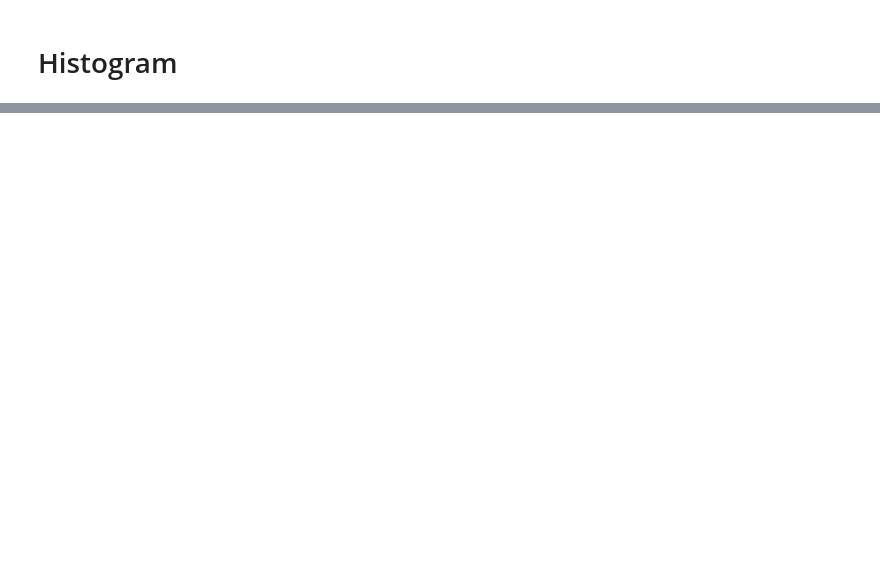
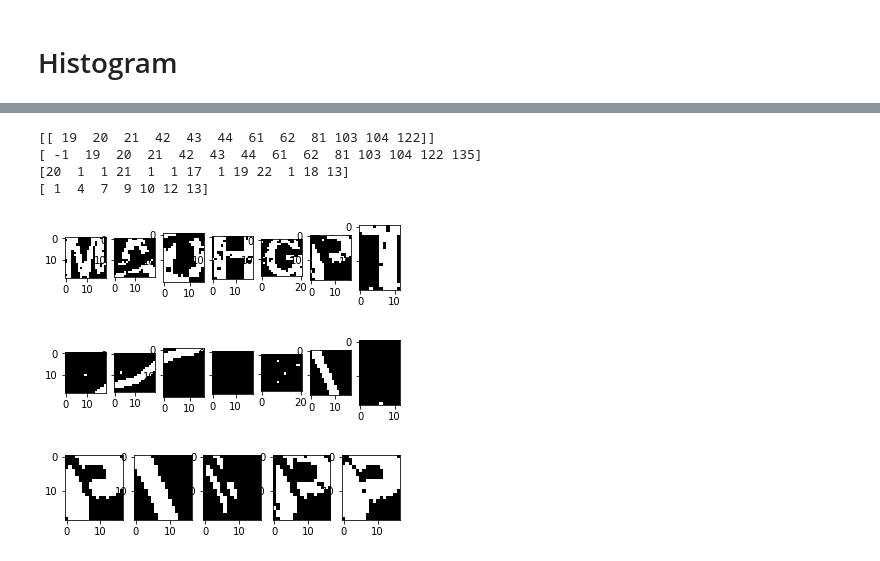
Before and after one commit to nvti/de-captcha, a Jupyter notebook: Image_processing.ipynb, the cells around one changed output, grey strips where cells are left out. Drawn from its saved outputs; the diff is of its cells as text; code cells hidden in the pictures; blank space fills up the shorter version.

```diff
--- a/Image_processing.ipynb
+++ b/Image_processing.ipynb
@@ -85,0 +79,46 @@ print(text)
+# %%
+sum_im_med = np.sum(im_extract, axis = 0)
+
+index_sub = np.array(np.where(sum_im_med == 0))
+print(index_sub)
+# index_sub.shape
+index_sub = np.concatenate((np.array([-1]), index_sub[0], np.array([im_extract.shape[1] - 1])), axis=0)
+print(index_sub)
+
+tmp = np.diff(index_sub)
+print(tmp)
+
+idx = np.array(np.where(tmp > 6)) + 1
+idx = idx[0]
+print(idx)
+
+number_character = idx.shape[0]
+
+image_subtract = []
+for i in idx:
+    image_tmp = im_extract[:, index_sub[i - 1] + 1:index_sub[i]]
+    image_subtract.append(image_tmp)
+
+for i in range(number_character):
+    plt.subplot(1, number_character, i + 1)
+    imgplot = plt.imshow(image_subtract[i], cmap='gray')
+
+plt.show()
+
+noise_subtract = []
+for i in idx:
+    image_tmp = noise_extract[:, index_sub[i - 1] + 1:index_sub[i]]
+    noise_subtract.append(image_tmp)
+
+for i in range(number_character):
+    plt.subplot(1, number_character, i + 1)
+    imgplot = plt.imshow(noise_subtract[i], cmap='gray')
+
+plt.show()
+# %% [output]
+[[ 19  20  21  42  43  44  61  62  81 103 104 122]]
+[ -1  19  20  21  42  43  44  61  62  81 103 104 122 135]
+[20  1  1 21  1  1 17  1 19 22  1 18 13]
+[ 1  4  7  9 10 12 13]
+[figure, added]
+[figure, added]
@@ -85,0 +128,27 @@ print(text)
+# %%
+
+im_dilation = ndimage.binary_dilation(output1).astype(output1.dtype)
+plt.subplot(1, 5, 1)
+imgplot = plt.imshow(im_dilation, cmap='gray')
+
+plt.subplot(1, 5, 2)
+im_dilation2 = ndimage.binary_dilation(output2).astype(output2.dtype)
+imgplot = plt.imshow(im_dilation2, cmap='gray')
+
+plt.subplot(1, 5, 3)
+im_intersection = (im_dilation == 1) & (im_dilation2 == 1)
+imgplot = plt.imshow(im_intersection, cmap='gray')
+
+plt.subplot(1, 5, 4)
+im_sum = (im_intersection == 1) | (output1 == 1)
+imgplot = plt.imshow(im_sum, cmap='gray')
+
+plt.subplot(1, 5, 5)
+im_final = ndimage.binary_dilation(im_sum).astype(im_sum.dtype)
+imgplot = plt.imshow(im_final, cmap='gray')
+
+plt.show()
+
+mpimg.imsave("text0.png", 1 - im_final, cmap='gray')
+# %% [output]
+[figure, added]
```
Also changed, not shown: parts of 12 cells of this notebook, 6 other files.
